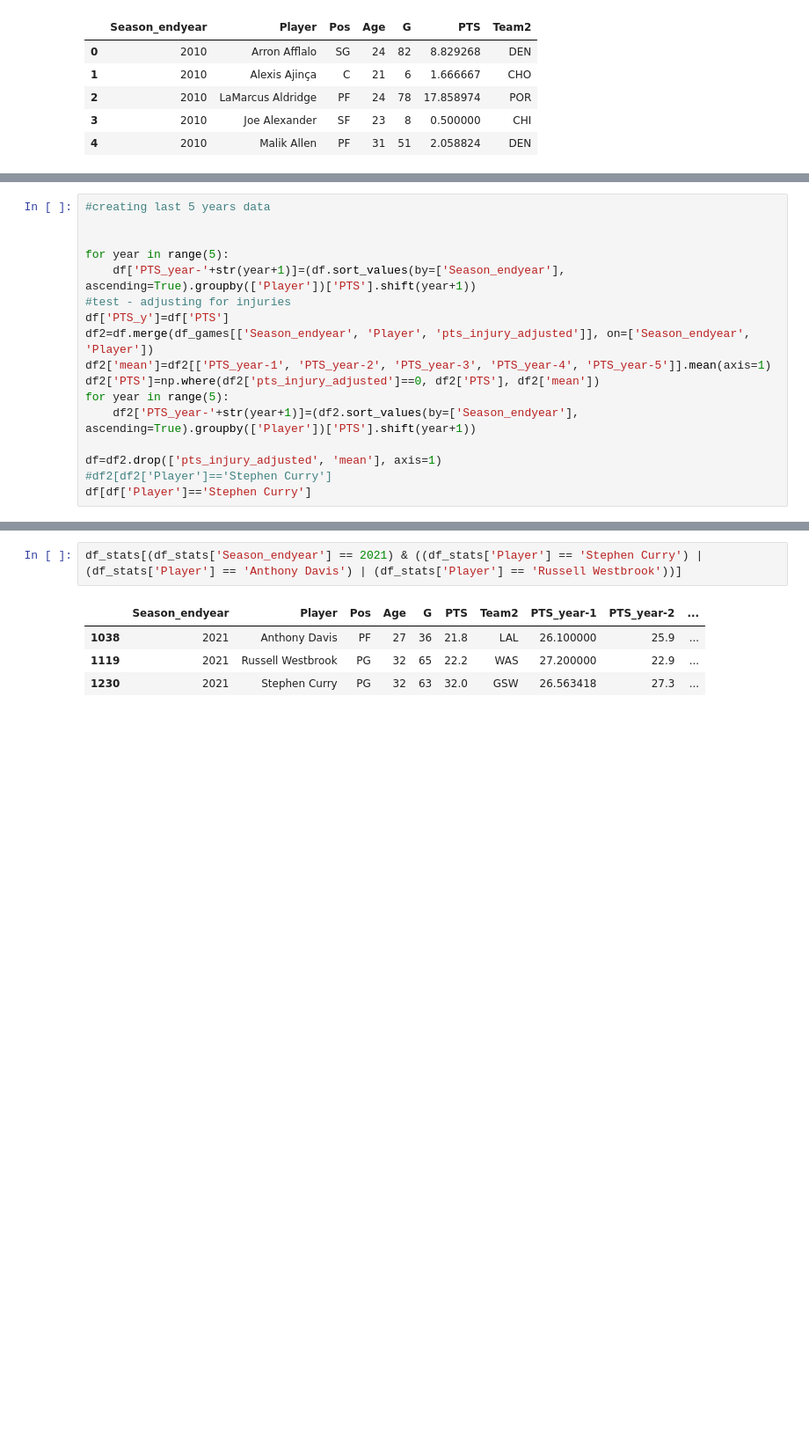
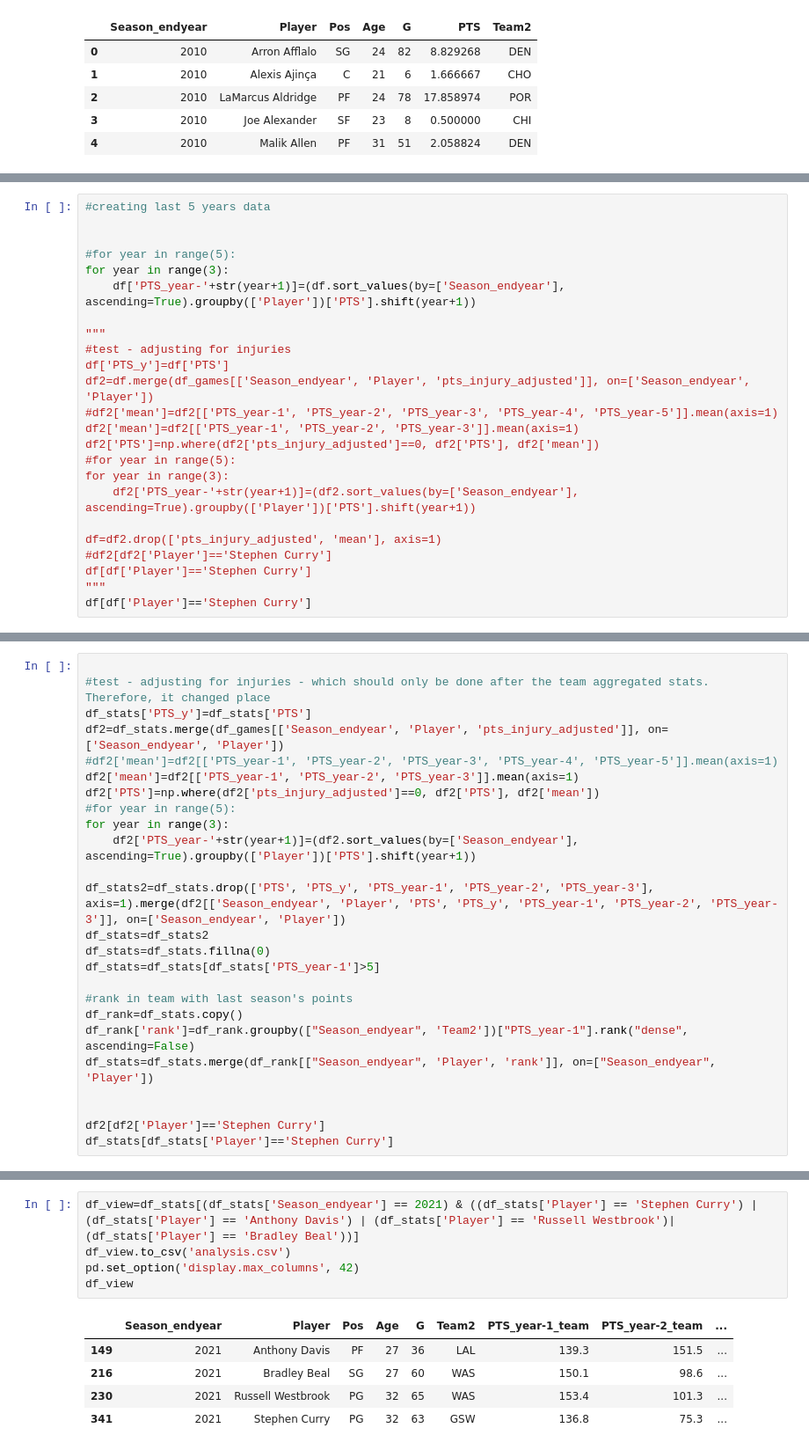
Before and after one commit to fonseca-carlos/nba_ppg, a Jupyter notebook: start.ipynb, the cells around one changed output, grey strips where cells are left out. Shown at 88% size. Drawn from its saved outputs; the diff is of its cells as text; blank space fills up the shorter version.

```diff
--- a/start.ipynb
+++ b/start.ipynb
@@ -62,18 +63,25 @@ df_games
 #creating last 5 years data
 
 
-for year in range(5):
+#for year in range(5):
+for year in range(3):
     df['PTS_year-'+str(year+1)]=(df.sort_values(by=['Season_endyear'], ascending=True).groupby(['Player'])['PTS'].shift(year+1))
+
+"""
 #test - adjusting for injuries
 df['PTS_y']=df['PTS']
 df2=df.merge(df_games[['Season_endyear', 'Player', 'pts_injury_adjusted']], on=['Season_endyear', 'Player'])
-df2['mean']=df2[['PTS_year-1', 'PTS_year-2', 'PTS_year-3', 'PTS_year-4', 'PTS_year-5']].mean(axis=1)
+#df2['mean']=df2[['PTS_year-1', 'PTS_year-2', 'PTS_year-3', 'PTS_year-4', 'PTS_year-5']].mean(axis=1)
+df2['mean']=df2[['PTS_year-1', 'PTS_year-2', 'PTS_year-3']].mean(axis=1)
 df2['PTS']=np.where(df2['pts_injury_adjusted']==0, df2['PTS'], df2['mean'])
-for year in range(5):
+#for year in range(5):
+for year in range(3):
     df2['PTS_year-'+str(year+1)]=(df2.sort_values(by=['Season_endyear'], ascending=True).groupby(['Player'])['PTS'].shift(year+1))
 
 df=df2.drop(['pts_injury_adjusted', 'mean'], axis=1)
 #df2[df2['Player']=='Stephen Curry']
 df[df['Player']=='Stephen Curry']
+"""
+df[df['Player']=='Stephen Curry']
 # %% [output]
 |  | Season_endyear | Player | Pos | Age | G | PTS | Team2 | PTS_year-1 | PTS_year-2 | ... |
@@ -123,0 +161,25 @@ df_stats=df_stats.fillna(0)
+# %%
+
+#test - adjusting for injuries - which should only be done after the team aggregated stats. Therefore, it changed place
+df_stats['PTS_y']=df_stats['PTS']
+df2=df_stats.merge(df_games[['Season_endyear', 'Player', 'pts_injury_adjusted']], on=['Season_endyear', 'Player'])
+#df2['mean']=df2[['PTS_year-1', 'PTS_year-2', 'PTS_year-3', 'PTS_year-4', 'PTS_year-5']].mean(axis=1)
+df2['mean']=df2[['PTS_year-1', 'PTS_year-2', 'PTS_year-3']].mean(axis=1)
+df2['PTS']=np.where(df2['pts_injury_adjusted']==0, df2['PTS'], df2['mean'])
+#for year in range(5):
+for year in range(3):
+    df2['PTS_year-'+str(year+1)]=(df2.sort_values(by=['Season_endyear'], ascending=True).groupby(['Player'])['PTS'].shift(year+1))
+
+df_stats2=df_stats.drop(['PTS', 'PTS_y', 'PTS_year-1', 'PTS_year-2', 'PTS_year-3'], axis=1).merge(df2[['Season_endyear', 'Player', 'PTS', 'PTS_y', 'PTS_year-1', 'PTS_year-2', 'PTS_year-3']], on=['Season_endyear', 'Player'])
+df_stats=df_stats2
+df_stats=df_stats.fillna(0)
+df_stats=df_stats[df_stats['PTS_year-1']>5]
+
+#rank in team with last season's points
+df_rank=df_stats.copy()
+df_rank['rank']=df_rank.groupby(["Season_endyear", 'Team2'])["PTS_year-1"].rank("dense", ascending=False)
+df_stats=df_stats.merge(df_rank[["Season_endyear", 'Player', 'rank']], on=["Season_endyear", 'Player'])
+
+
+df2[df2['Player']=='Stephen Curry']
+df_stats[df_stats['Player']=='Stephen Curry']
@@ -209,7 +309,11 @@ df_check[(df_check['Player'] == 'Stephen Curry') | (df_check['Player'] == 'Bradl
 # %%
-df_stats[(df_stats['Season_endyear'] == 2021) & ((df_stats['Player'] == 'Stephen Curry') | (df_stats['Player'] == 'Anthony Davis') | (df_stats['Player'] == 'Russell Westbrook'))]
+df_view=df_stats[(df_stats['Season_endyear'] == 2021) & ((df_stats['Player'] == 'Stephen Curry') | (df_stats['Player'] == 'Anthony Davis') | (df_stats['Player'] == 'Russell Westbrook')| (df_stats['Player'] == 'Bradley Beal'))]
+df_view.to_csv('analysis.csv')
+pd.set_option('display.max_columns', 42)
+df_view
 # %% [output]
-|  | Season_endyear | Player | Pos | Age | G | PTS | Team2 | PTS_year-1 | PTS_year-2 | ... |
-| 1038 | 2021 | Anthony Davis | PF | 27 | 36 | 21.8 | LAL | 26.100000 | 25.9 | ... |
-| 1119 | 2021 | Russell Westbrook | PG | 32 | 65 | 22.2 | WAS | 27.200000 | 22.9 | ... |
-| 1230 | 2021 | Stephen Curry | PG | 32 | 63 | 32.0 | GSW | 26.563418 | 27.3 | ... |
+|  | Season_endyear | Player | Pos | Age | G | Team2 | PTS_year-1_team | PTS_year-2_team | ... |
+| 149 | 2021 | Anthony Davis | PF | 27 | 36 | LAL | 139.3 | 151.5 | ... |
+| 216 | 2021 | Bradley Beal | SG | 27 | 60 | WAS | 150.1 | 98.6 | ... |
+| 230 | 2021 | Russell Westbrook | PG | 32 | 65 | WAS | 153.4 | 101.3 | ... |
+| 341 | 2021 | Stephen Curry | PG | 32 | 63 | GSW | 136.8 | 75.3 | ... |
```
Also changed, not shown: parts of 17 cells of this notebook, 2 other files.
